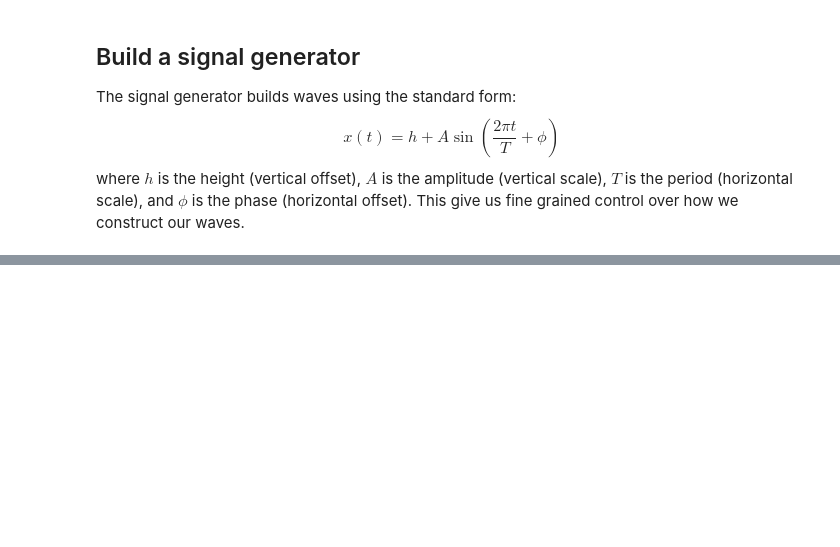
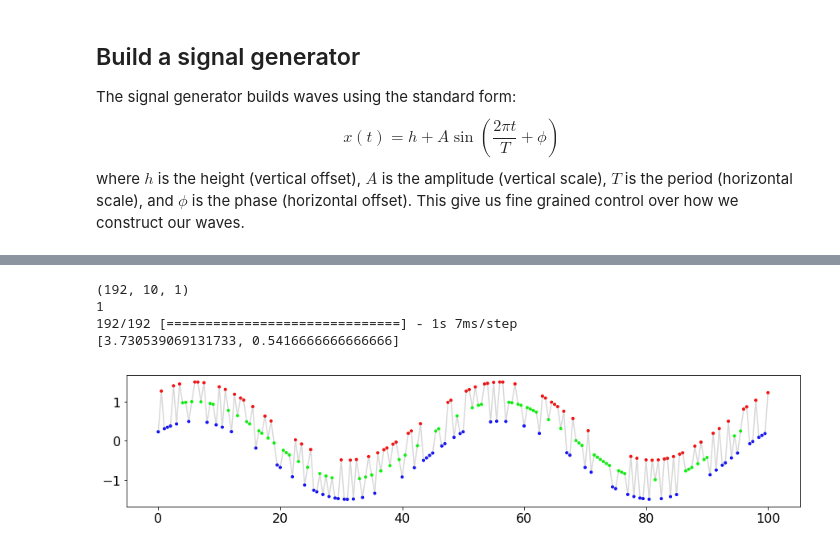
Before and after one commit to WillieMaddox/DiscRimNN, a Jupyter notebook: discrimnn.ipynb, the cells around one changed output, grey strips where cells are left out. Drawn from its saved outputs; the diff is of its cells as text; code cells hidden in the pictures; blank space fills up the shorter version.

```diff
--- a/discrimnn.ipynb
+++ b/discrimnn.ipynb
@@ -188 +214,29 @@ ValueError: Error when checking target: expected time_distributed_5 to have 3 di
+# %%
+n_batch = 1
+print(X.shape)
+print(n_batch)
+# re-define model
+new_model = Sequential()
+new_model.add(LSTM(n_neurons, batch_input_shape=(n_batch, X.shape[1], X.shape[2]), stateful=True, return_sequences=True))
+new_model.add(LSTM(n_neurons))
+new_model.add(Dense(n_signals, activation='softmax'))
+# copy weights
+old_weights = model.get_weights()
+new_model.set_weights(old_weights)
+new_model.compile(loss='categorical_crossentropy', optimizer='rmsprop', metrics=['accuracy'])
+
+x_test, y_test = msig.generate()
+score = new_model.evaluate(x_test, y_test, batch_size=n_batch)
+print(score)
+
+plt.figure(figsize=(15, 3))
+plt.plot(msig.timestamps, msig.mixed_signal, color='grey', alpha=0.3)
+plt.scatter(msig.timestamps, msig.mixed_signal, marker='.', c=msig.one_hots)
+plt.show()
+# %% [output]
+(192, 10, 1)
+1
+192/192 [==============================] - 1s 7ms/step
+[3.730539069131733, 0.5416666666666666]
+[figure, added]
 # %%
```
Also changed, not shown: parts of 9 cells of this notebook, 1 other file.
